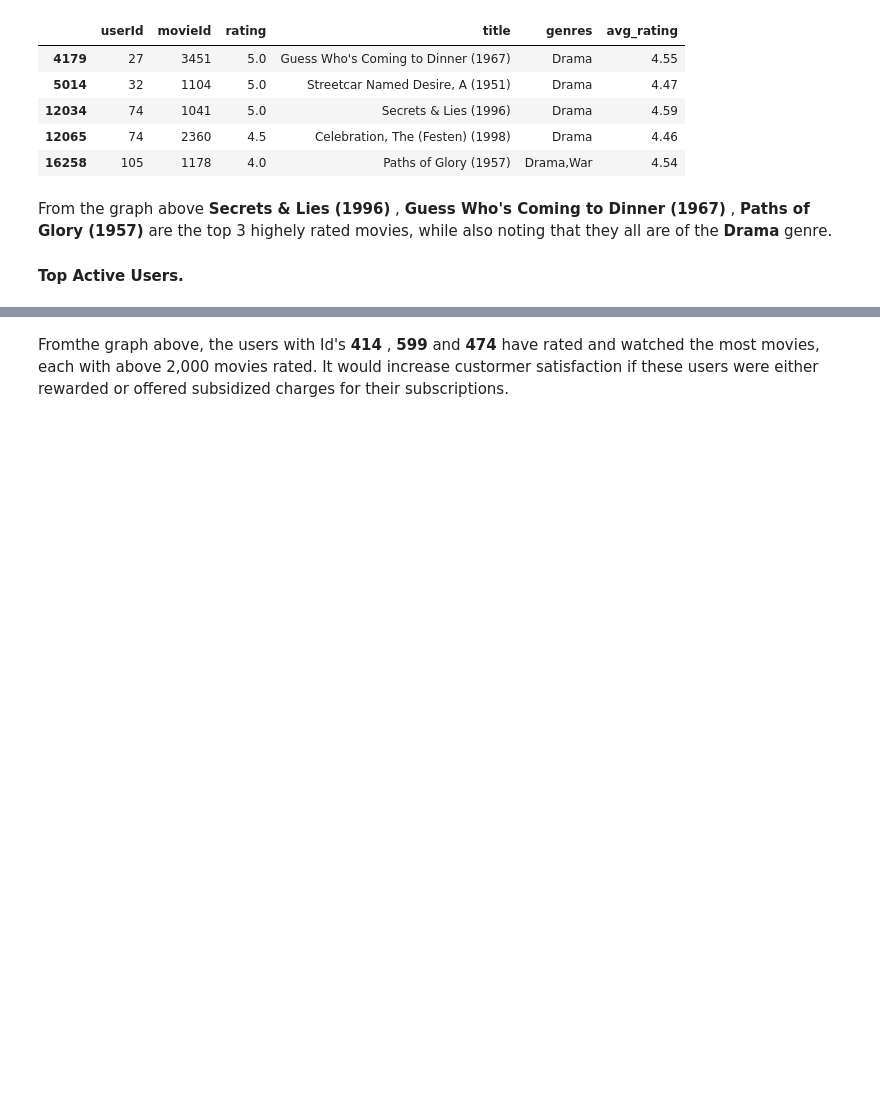
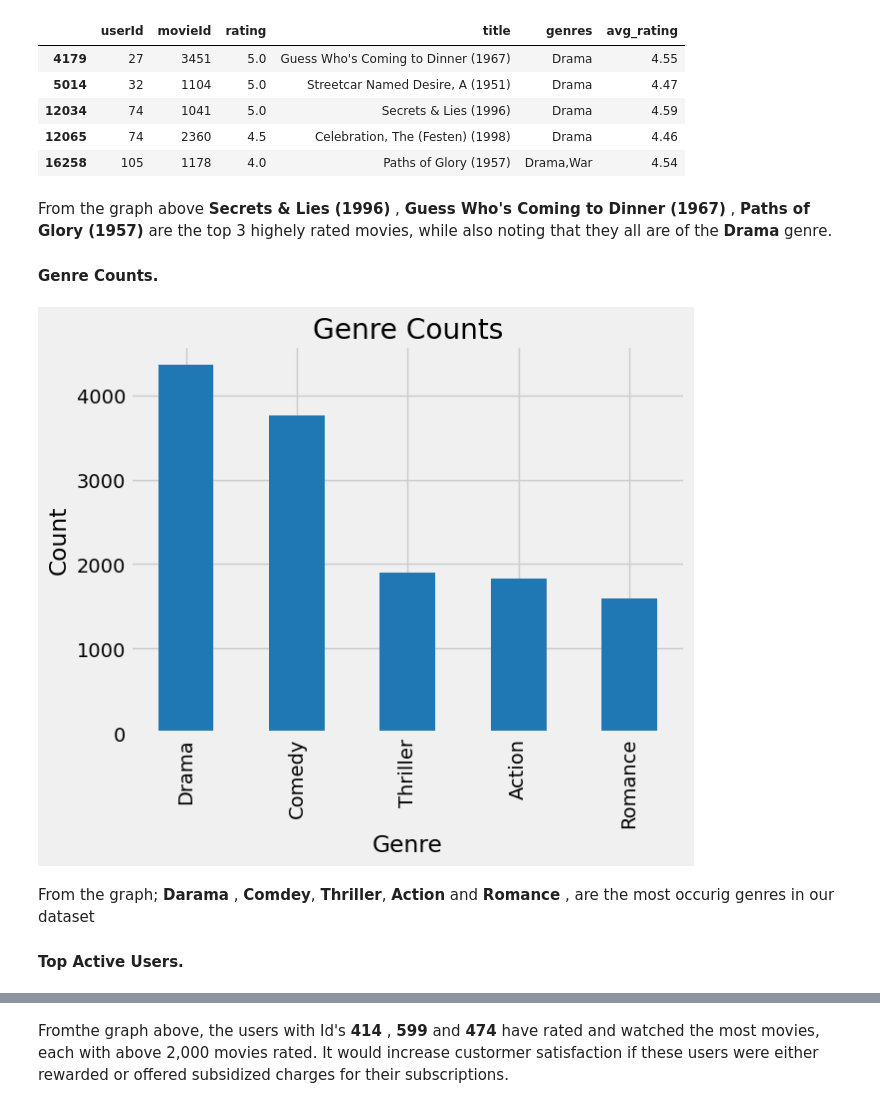
Before and after one commit to sha-ddie/Phase-4-Project, a Jupyter notebook: student.ipynb, the cells around one changed output, grey strips where cells are left out. Drawn from its saved outputs; the diff is of its cells as text; code cells hidden in the pictures; blank space fills up the shorter version.

```diff
--- a/student.ipynb
+++ b/student.ipynb
@@ -328,12 +329,39 @@ movies.loc[ movies.title.isin(titles)].drop_duplicates('movieId')
 | 12034 | 74 | 1041 | 5.0 | Secrets & Lies (1996) | Drama | 4.59 |
 | 12065 | 74 | 2360 | 4.5 | Celebration, The (Festen) (1998) | Drama | 4.46 |
 | 16258 | 105 | 1178 | 4.0 | Paths of Glory (1957) | Drama,War | 4.54 |
+# %% [markdown]
+From the graph above
+**Secrets & Lies (1996)** ,
+**Guess Who's Coming to Dinner (1967)** ,
+**Paths of Glory (1957)**
+are the top 3 highely rated movies, while also noting that they all are of the **Drama** genre.
+
+#### Genre Counts.
+# %%
+# spliting the genre column into a list of genres
+genre= [i for genre in  movies_df.genres for i in genre.split(',')]
+genre=np.unique(genre)  # then taking the unique entries only
+
+# creating a dictionary of teh genres and their count
+dict_={ g:1 for g in genre}
+for k,v in dict_.items():                     # looping over the the dictionary values
+    for genre in movies_df.genres:            # looping over the genre column
+        if k in genre.split('|'):             # checking if the genre is contained in the column values
+            dict_[k]+=1                       # then adds to th genre count
+        else: continue
+
+dict_= [(k,v)for k,v in dict_.items()]                   #converting the dictionary into a list
+dict_=sorted(dict_, key= lambda x: x[1],reverse=True)    # ordering the list of genres in descending order
+dict_= {k:v for k,v in dict_[:5]}                        # converting back into an ordered dictionary
+pd.Series(data=dict_).plot.bar(color='tab:blue')         # then plotting the values genre counts
+
+plt.ylabel("Count")
+plt.xlabel("Genre")
+plt.title("Genre Counts")
+# %% [output]
+[figure, added]
 # %% [markdown]
-From the graph above
-**Secrets & Lies (1996)** ,
-**Guess Who's Coming to Dinner (1967)** ,
-**Paths of Glory (1957)**
-are the top 3 highely rated movies, while also noting that they all are of the **Drama** genre.
+From the graph; **Darama** , **Comdey**, **Thriller**, **Action** and **Romance** , are the most occurig genres in our dataset
 
 #### Top Active Users.
 # %%
```
Also changed, not shown: parts of 32 cells of this notebook.
